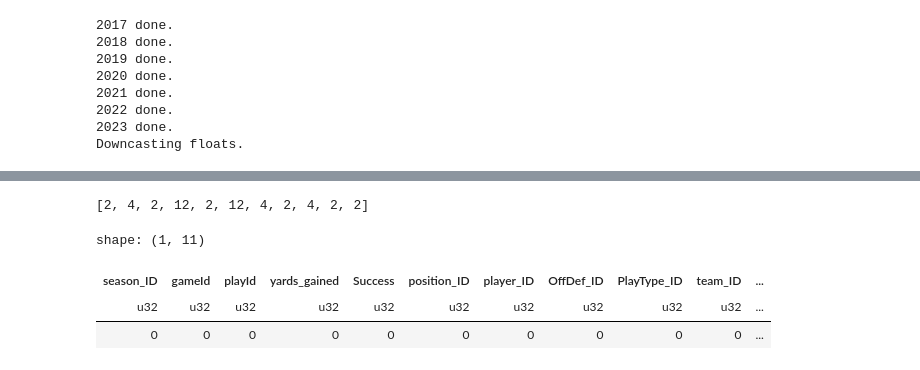
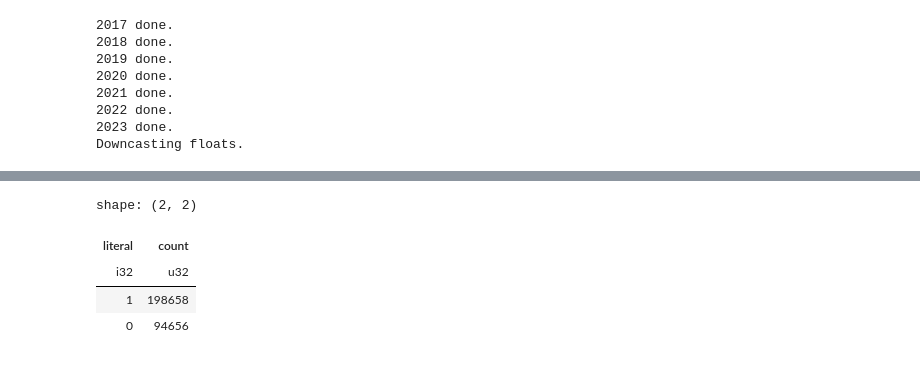
Before and after one commit to samchaineau/QB-GPT, a Jupyter notebook: notebooks/Helenos/1_play_pred_dataset.ipynb, the cells around one changed output, grey strips where cells are left out. Cells and saved outputs as stored; diff of their text form; code cells hidden in the pictures.

```diff
--- a/notebooks/Helenos/1_play_pred_dataset.ipynb
+++ b/notebooks/Helenos/1_play_pred_dataset.ipynb
@@ -201,18 +243,15 @@ test_data = (pl.from_pandas(test).
              join(new_data,
                   on = ["season_ID", "gameId", "playId"],
                   how = "left"))
-# %%
-test_data.select("position_ID").to_series().to_list()[0]
-# %% [output]
-[2, 4, 2, 12, 2, 12, 4, 2, 4, 2, 2]
+# %%
+train_data.select("yards_gained").group_by("yards_gained").count().with_columns(pl.when(pl.col("yards_gained") > 0).then(pl.lit(1)).otherwise(pl.lit(0))).select("literal", "count").group_by("literal").sum()
+# %% [output]
+shape: (2, 2)
+| literal | count |
+| i32 | u32 |
+| 1 | 198658 |
+| 0 | 94656 |
 # %%
 pos_val = 0
 scrim_val = 99
 start_val = 1032
-# %%
-train_data.null_count()
-# %% [output]
-shape: (1, 11)
-| season_ID | gameId | playId | yards_gained | Success | position_ID | player_ID | OffDef_ID | PlayType_ID | team_ID | ... |
-| u32 | u32 | u32 | u32 | u32 | u32 | u32 | u32 | u32 | u32 | ... |
-| 0 | 0 | 0 | 0 | 0 | 0 | 0 | 0 | 0 | 0 | ... |
```
Also changed, not shown: parts of 16 cells of this notebook, 13 other files.
